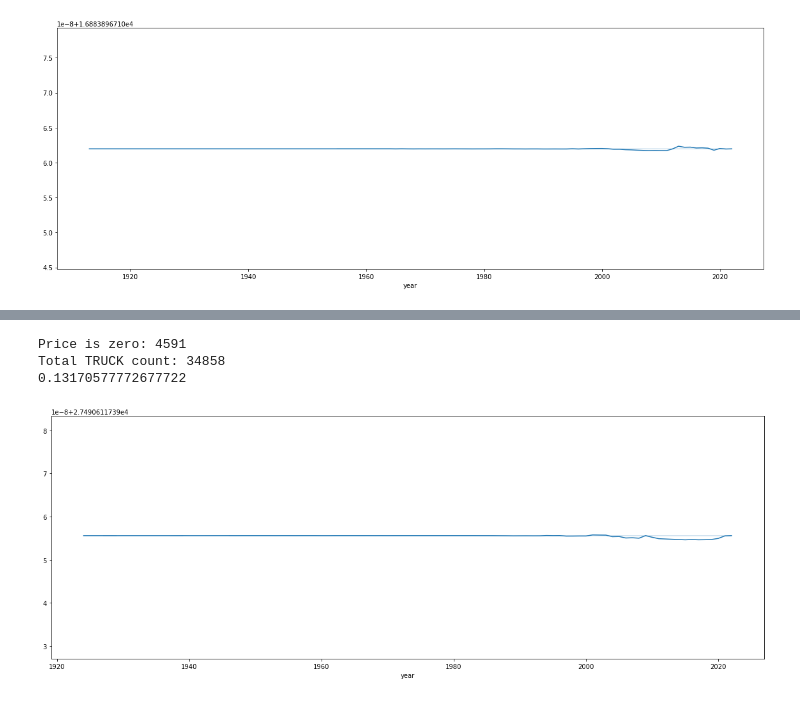
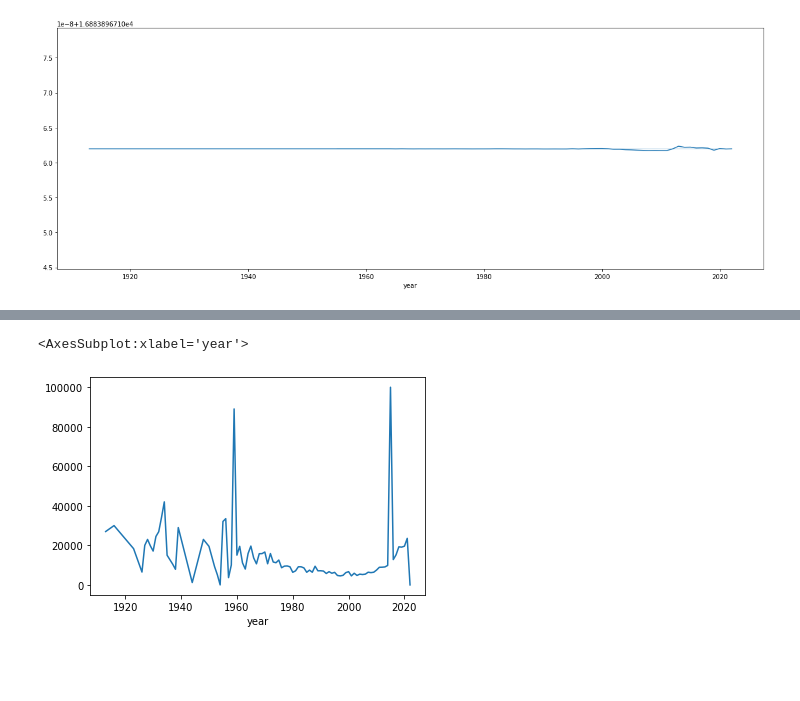
Before and after one commit to kwanjeff/DataTrack, a Jupyter notebook: Capstone 3/2. EDA_Ussed_Car_Prices.ipynb, the cells around one changed output, grey strips where cells are left out. Drawn from its saved outputs; the diff is of its cells as text; code cells hidden in the pictures; blank space fills up the shorter version.

```diff
--- a/Capstone 3/2. EDA_Ussed_Car_Prices.ipynb
+++ b/Capstone 3/2. EDA_Ussed_Car_Prices.ipynb
@@ -630,0 +610,6 @@ Name: price, Length: 90, dtype: float64
+# %%
+comp1= compVehicle.groupby('year')['price'].mean()
+full1= fullVehicle.groupby('year')['price'].mean()
+mid1= midVehicle.groupby('year')['price'].mean()
+sub1= subVehicle.groupby('year')['price'].mean()
+unkn1= unknVehicle.groupby('year')['price'].mean()
@@ -888,18 +641,0 @@ Name: price, Length: 94, dtype: float64
-# %%
-#Task  6.2.11
-a=  len (TRUCK[TRUCK['price']==0])
-b = len(TRUCK['price'])
-print('Price is zero: '+ str(a))
-print ('Total TRUCK count: '+ str(b))
-print(a/b)
-# %% [output]
-Price is zero: 4591
-Total TRUCK count: 34858
-0.13170577772677722
-# %%
-#Task  6.2.12
-plt.figure(figsize = (20,7))
-sns.lineplot(x=TRUCK['year'] ,y=TRUCK['price'].mean())
-plt.show()
-# %% [output]
-[figure, removed]
@@ -914,0 +642,5 @@ correlation matrix
+# %%
+comp1.plot()
+# %% [output]
+<AxesSubplot:xlabel='year'>
+[figure, added]
```
Also changed, not shown: parts of 67 cells of this notebook.
